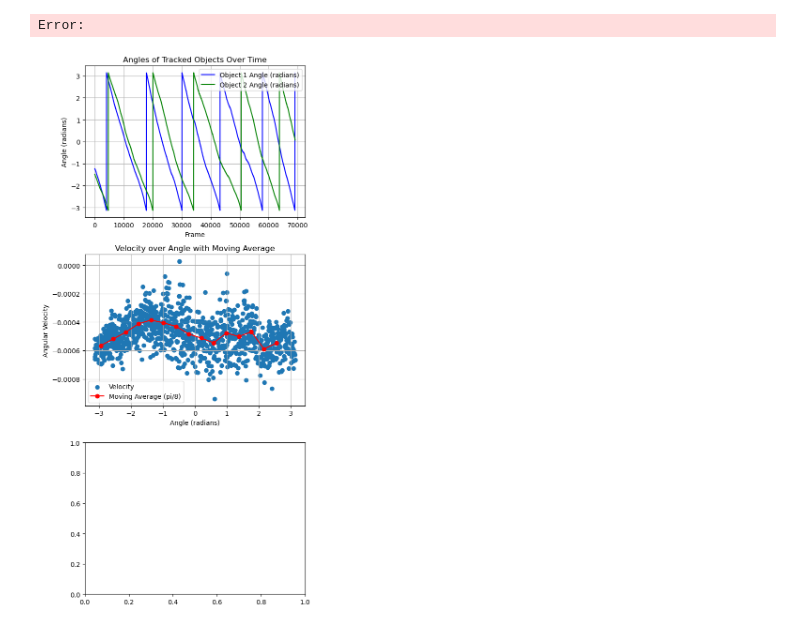
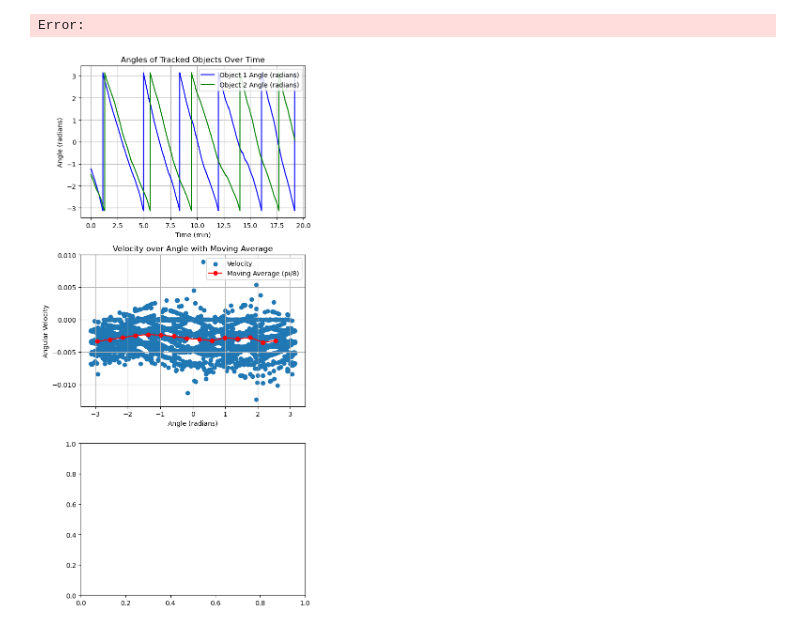
Before and after one commit to NitzanBarEitan/Ants, a Jupyter notebook: video_processing.ipynb, the cells around one changed output. Saved outputs shown, nothing was run; the diff lists cells and outputs as text; code cells hidden in the pictures.

Commit message:
min instead of frames
hallo

```diff
--- a/video_processing.ipynb
+++ b/video_processing.ipynb
@@ -92,7 +92,6 @@ Error: Could not read video.
 error: OpenCV(4.10.0) D:\a\opencv-python\opencv-python\opencv\modules\highgui\src\window.cpp:973: error: (-215:Assertion failed) size.width>0 && size.height>0 in function 'cv::imshow'
 Error:
 # %%
-#fixed code
 import csv
 import numpy as np
 import matplotlib.pyplot as plt
@@ -135,10 +134,8 @@ with open("object_tracking_coordinates.csv", mode="r") as file:
         else:
             angles_obj2.append(None)
 
-# Downsample data for velocity calculation
-np_angles_obj1 = np.array(angles_obj1[::6])
-np_angles_obj2 = np.array(angles_obj2[::6])
-np_frames = np.array(frames[::6])
+# Convert frames to seconds
+minuites = [frame / 3600 for frame in frames]
 
 # Initialize empty lists to store velocities
 angle_v1 = []
@@ -146,19 +143,32 @@ angle_v2 = []
 angle_forv1 = []
 
 # Calculate velocities
-for i in range(len(np_frames) - 1):
-    delta_t = np_frames[i + 1] - np_frames[i]
-    delta_x1 = (np_angles_obj1[i + 1] - np_angles_obj1[i])
-    delta_x2 = np_angles_obj2[i + 1] - np_angles_obj2[i]
-    if delta_x1 > 2:
-        delta_x1 -= 2 * np.pi
-    if delta_x2 > 2:
-        delta_x2 -= 2 * np.pi
-    v1 = (delta_x1 / delta_t)
-    v2 = delta_x2 / delta_t
-    angle_v1.append(v1)
-    angle_v2.append(v2)
-    angle_forv1.append(np_angles_obj1[i])
+for i in range(len(frames) - 1):
+    delta_t = (frames[i + 1] - frames[i]) / 6  # Convert frame difference to time difference
+    delta_x1 = (angles_obj1[i + 1] - angles_obj1[i]) if angles_obj1[i] is not None and angles_obj1[i + 1] is not None else None
+    delta_x2 = (angles_obj2[i + 1] - angles_obj2[i]) if angles_obj2[i] is not None and angles_obj2[i + 1] is not None else None
+
+    if delta_x1 is not None:
+        if delta_x1 > np.pi:
+            delta_x1 -= 2 * np.pi
+        elif delta_x1 < -np.pi:
+            delta_x1 += 2 * np.pi
+        v1 = delta_x1 / delta_t
+        angle_v1.append(v1)
+        angle_forv1.append(angles_obj1[i])
+    else:
+        angle_v1.append(None)
+        angle_forv1.append(None)
+
+    if delta_x2 is not None:
+        if delta_x2 > np.pi:
+            delta_x2 -= 2 * np.pi
+        elif delta_x2 < -np.pi:
+            delta_x2 += 2 * np.pi
+        v2 = delta_x2 / delta_t
+        angle_v2.append(v2)
+    else:
+        angle_v2.append(None)
 
 # Convert lists to numpy arrays
 angle_v1 = np.array(angle_v1)
@@ -171,34 +181,34 @@ angle_bins = np.arange(-np.pi, np.pi, interval_size)
 avg_velocity = []
 
 for i in range(len(angle_bins) - 1):
     mask = (angle_forv1 >= angle_bins[i]) & (angle_forv1 < angle_bins[i + 1])
     if np.any(mask):
         avg_velocity.append(np.mean(angle_v1[mask]))
     else:
         avg_velocity.append(None)
 
 # Plotting
 fig, axs = plt.subplots(3, 1, figsize=(6, 12))
 
 # Plot angles
-axs[0].plot(frames, angles_obj1, label="Object 1 Angle (radians)", color="blue")
-axs[0].plot(frames, angles_obj2, label="Object 2 Angle (radians)", color="green")
-axs[0].set_xlabel("Frame")
+axs[0].plot(minuites, angles_obj1, label="Object 1 Angle (radians)", color="blue")
+axs[0].plot(minuites, angles_obj2, label="Object 2 Angle (radians)", color="green")
+axs[0].set_xlabel("Time (min)")
 axs[0].set_ylabel("Angle (radians)")
 axs[0].set_title("Angles of Tracked Objects Over Time")
 axs[0].legend()
 axs[0].grid(True)
 
 # Scatter plot of angular velocity with moving average
 axs[1].scatter(angle_forv1, angle_v1, label="Velocity")
 axs[1].plot((angle_bins[:-1] + angle_bins[1:]) / 2, avg_velocity, color='red', label="Moving Average (pi/8)", linestyle='-', marker='o')
 axs[1].set_xlabel("Angle (radians)")
 axs[1].set_ylabel("Angular Velocity")
 axs[1].set_title("Velocity over Angle with Moving Average")
 axs[1].legend()
 axs[1].grid(True)
 
 plt.tight_layout()
 plt.show()
 # %% [output]
-[figure, old version]
+[figure, new version]
```
